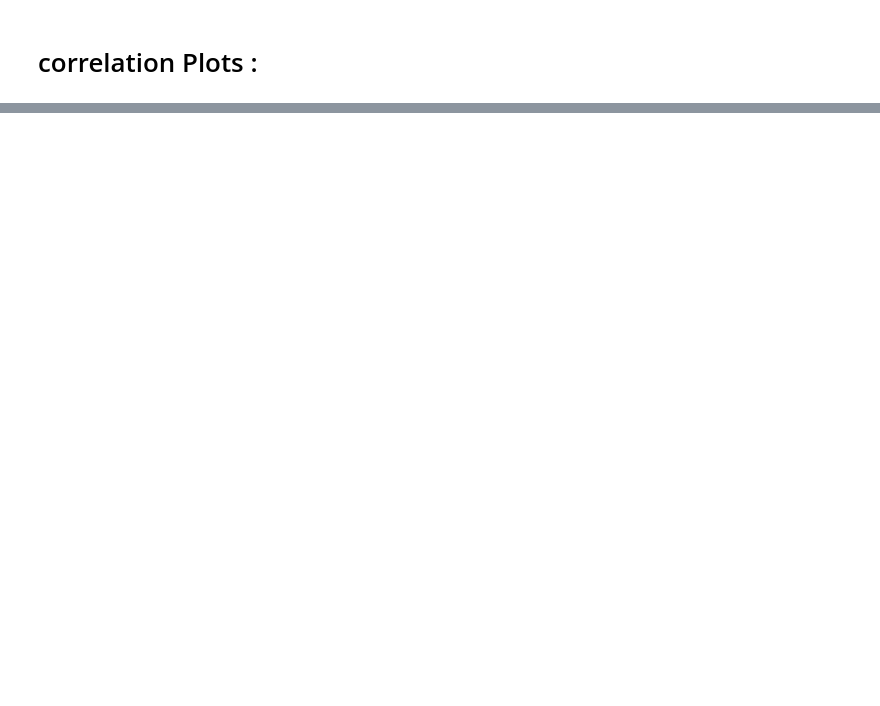
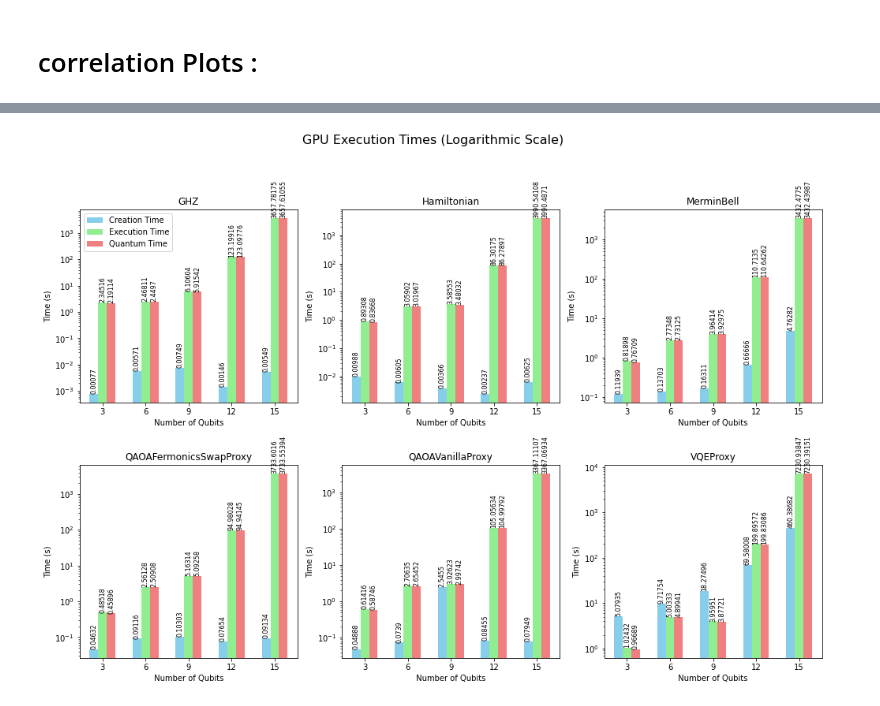
Before and after one commit to PavanCyborg/QSIM_SupermarQ, a Jupyter notebook: Client-Superstaq/qsim-superstaq/QSIM_implementation.ipynb, the cells around one changed output, grey strips where cells are left out. Cells and saved outputs as stored; diff of their text form; code cells hidden in the pictures; blank space fills up the shorter version.

```diff
--- a/Client-Superstaq/qsim-superstaq/QSIM_implementation.ipynb
+++ b/Client-Superstaq/qsim-superstaq/QSIM_implementation.ipynb
@@ -391,0 +422,98 @@ plot_correlations(
+# %%
+import matplotlib.pyplot as plt
+import numpy as np
+import matplotlib.gridspec as gridspec
+
+# Data grouped by circuits
+circuit_groups = {
+    'GHZ': ['GHZ_3', 'GHZ_6', 'GHZ_9', 'GHZ_12', 'GHZ_15'],
+    'Hamiltonian': ['Hamiltonian_3', 'Hamiltonian_6', 'Hamiltonian_9', 'Hamiltonian_12', 'Hamiltonian_15'],
+    'MerminBell': ['MerminBell_3', 'MerminBell_6', 'MerminBell_9', 'MerminBell_12', 'MerminBell_15'],
+    'QAOAFermonicsSwapProxy': ['QAOAFermonicsSwapProxy_3', 'QAOAFermonicsSwapProxy_6', 'QAOAFermonicsSwapProxy_9', 'QAOAFermonicsSwapProxy_12', 'QAOAFermonicsSwapProxy_15'],
+    'QAOAVanillaProxy': ['QAOAVanillaProxy_3', 'QAOAVanillaProxy_6', 'QAOAVanillaProxy_9', 'QAOAVanillaProxy_12', 'QAOAVanillaProxy_15'],
+    'VQEProxy': ['VQEProxy_3-1', 'VQEProxy_6-1', 'VQEProxy_9-1', 'VQEProxy_12-1', 'VQEProxy_15_1']
+}
+
+# Times grouped by the corresponding circuits
+times_grouped = {
+    'GHZ': {
+        'creation': [0.00077, 0.00571, 0.00749, 0.00146, 0.00549],
+        'execution': [2.34516, 2.46811, 6.10604, 123.19916, 3657.78175],
+        'quantum': [2.19114, 2.44970, 5.91542, 123.09776, 3657.61055]
+    },
+    'Hamiltonian': {
+        'creation': [0.00988, 0.00605, 0.00366, 0.00237, 0.00625],
+        'execution': [0.89308, 3.05902, 3.58553, 86.30175, 3990.54108],
+        'quantum': [0.83668, 3.01967, 3.48032, 86.27897, 3990.48710]
+    },
+    'MerminBell': {
+        'creation': [0.11939, 0.13703, 0.16311, 0.66666, 4.76282],
+        'execution': [0.81898, 2.77348, 3.96414, 110.71350, 3432.47750],
+        'quantum': [0.76709, 2.73125, 3.92975, 110.64262, 3432.43987]
+    },
+    'QAOAFermonicsSwapProxy': {
+        'creation': [0.04632, 0.09116, 0.10303, 0.07654, 0.09134],
+        'execution': [0.48518, 2.56128, 5.16314, 94.98028, 3733.60160],
+        'quantum': [0.45896, 2.50908, 5.09258, 94.94145, 3733.55394]
+    },
+    'QAOAVanillaProxy': {
+        'creation': [0.04888, 0.07390, 2.54550, 0.08455, 0.07949],
+        'execution': [0.61416, 2.70635, 3.02623, 105.05634, 3367.11107],
+        'quantum': [0.58746, 2.65452, 2.99742, 104.99792, 3367.06934]
+    },
+    'VQEProxy': {
+        'creation': [5.07935, 9.71754, 18.27496, 69.58008, 460.38682],
+        'execution': [1.02432, 5.00333, 3.95951, 199.89572, 7230.93847],
+        'quantum': [0.96689, 4.89941, 3.87721, 199.83086, 7230.39151]
+    }
+}
+
+# Create subplots
+fig = plt.figure(figsize=(14, 10))
+gs = gridspec.GridSpec(2, 3, figure=fig)
+
+axes = []
+for i in range(6):
+    ax = fig.add_subplot(gs[i // 3, i % 3])
+    axes.append(ax)
+
+# Plot the data in each subplot
+for i, (group, data) in enumerate(times_grouped.items()):
+    x = np.arange(len(data['creation']))
+    bar_width = 0.2
+
+    # Create bars for each time category (Creation, Execution, Quantum)
+    bars1 = axes[i].bar(x - bar_width, data['creation'], bar_width, label='Creation Time', color='skyblue')
+    bars2 = axes[i].bar(x, data['execution'], bar_width, label='Execution Time', color='lightgreen')
+    bars3 = axes[i].bar(x + bar_width, data['quantum'], bar_width, label='Quantum Time', color='lightcoral')
+
+    # Set title and labels
+    axes[i].set_title(group)
+    axes[i].set_xticks(x)
+    # Set x-axis labels to just qubit numbers
+    axes[i].set_xticklabels(['3', '6', '9', '12', '15'], rotation=0)
+
+    # Use a logarithmic scale for the y-axis
+    axes[i].set_yscale('log')
+    axes[i].set_ylabel('Time (s)')
+    axes[i].set_xlabel(' Number of Qubits ')
+
+    # Annotate each bar with its value
+    for bar in bars1 + bars2 + bars3:
+        yval = bar.get_height()
+        rotation = 90
+        if yval > 0:  # To avoid annotation of zero values
+            axes[i].text(bar.get_x() + bar.get_width() / 2, yval, round(yval, 5),
+                         ha='center', va='bottom', fontsize=8, rotation=rotation)
+
+    # Add a legend to the first plot
+    if i == 0:
+        axes[i].legend()
+
+# Set overall title and show the plot
+fig.suptitle('GPU Execution Times (Logarithmic Scale)', fontsize=16)
+plt.tight_layout(rect=[0, 0, 1, 0.95])
+plt.savefig("SupermarQ_DM_GPU.jpg",dpi=600, bbox_inches='tight')
+plt.show()
+# %% [output]
+[figure, added]
```
Also changed, not shown: parts of 13 cells of this notebook, 13 other files.
